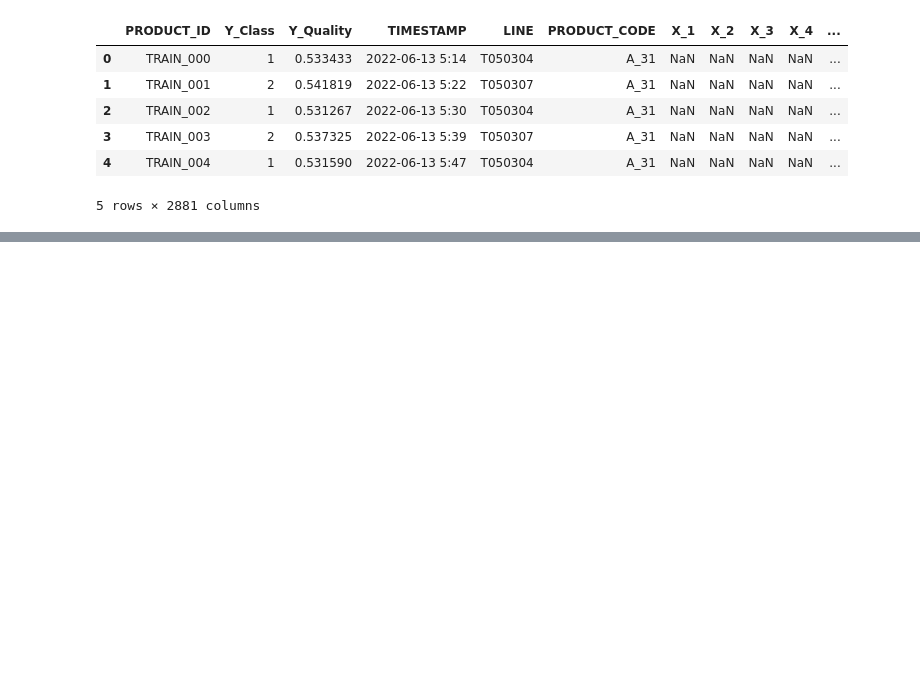
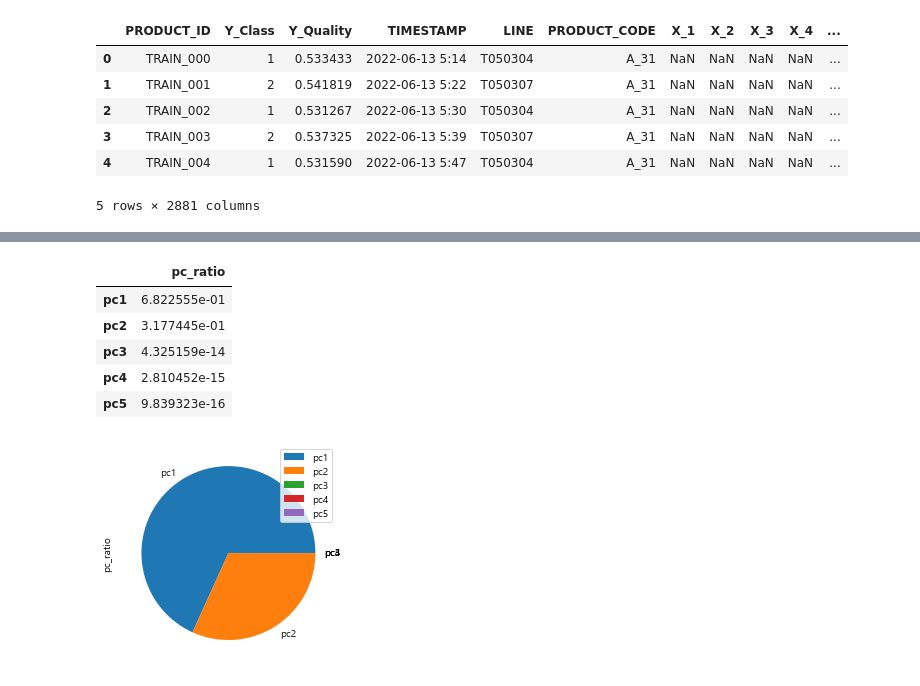
Before and after one commit to Sungjeonghyun/LG_Aimers_2nd, a Jupyter notebook: 정현/catboost_baseline.ipynb, the cells around one changed output, grey strips where cells are left out. Drawn from its saved outputs; the diff is of its cells as text; code cells hidden in the pictures; blank space fills up the shorter version.

```diff
--- a/정현/catboost_baseline.ipynb
+++ b/정현/catboost_baseline.ipynb
@@ -116,0 +101,12 @@ train_x_A.head()
+# %%
+train_A.drop(columns=['PRODUCT_ID', 'TIMESTAMP', 'Y_Quality'], inplace=True)
+train_T.drop(columns=['PRODUCT_ID', 'TIMESTAMP', 'Y_Quality'], inplace=True)
+train_O.drop(columns=['PRODUCT_ID', 'TIMESTAMP', 'Y_Quality'], inplace=True)
+
+test_A = test_A[train_A.columns[1:]]
+test_T = test_T[train_T.columns[1:]]
+test_O = test_O[train_O.columns[1:]]
+# %%
+train_x_A, train_y_A = train_A.drop(columns=['Y_Class']), train_A['Y_Class']
+train_x_T, train_y_T = train_T.drop(columns=['Y_Class']), train_T['Y_Class']
+train_x_O, train_y_O = train_O.drop(columns=['Y_Class']), train_O['Y_Class']
@@ -116,0 +138,25 @@ train_x_A.head()
+# %%
+train_x_A.fillna(0, inplace=True)
+train_x_T.fillna(0, inplace=True)
+train_x_O.fillna(0, inplace=True)
+
+test_A.fillna(0, inplace=True)
+test_T.fillna(0, inplace=True)
+test_O.fillna(0, inplace=True)
+# %%
+# 상관계수 == 1 이면 제거
+def same_corr_drop(train_df):
+    tmp = train_df[train_df.columns[2:]].corr()
+    for e, c in enumerate(tmp.columns):
+        for i in range(e+1, len(tmp.columns)):
+            if abs(tmp[c][i]) == 1 and tmp.columns[i] in train_df.columns:
+                train_df.drop(columns=[tmp.columns[i]], inplace=True)
+    return train_df
+
+train_x_A = same_corr_drop(train_x_A)
+train_x_T = same_corr_drop(train_x_T)
+train_x_O = same_corr_drop(train_x_O)
+
+test_A = test_A[train_x_A.columns]
+test_T = test_T[train_x_T.columns]
+test_O = test_O[train_x_O.columns]
@@ -116,0 +175,16 @@ train_x_A.head()
+# %%
+pca = PCA()
+pca.fit(train_x_A)
+ratio = pca.explained_variance_ratio_
+
+df_v = pd.DataFrame(ratio[:5], index=[f'pc{i+1}' for i in range(5)], columns=['pc_ratio'])
+df_v.plot.pie(y='pc_ratio')
+df_v
+# %% [output]
+|  | pc_ratio |
+| pc1 | 6.822555e-01 |
+| pc2 | 3.177445e-01 |
+| pc3 | 4.325159e-14 |
+| pc4 | 2.810452e-15 |
+| pc5 | 9.839323e-16 |
+[figure, added]
```
Also changed, not shown: parts of 31 cells of this notebook, 29 other files.
